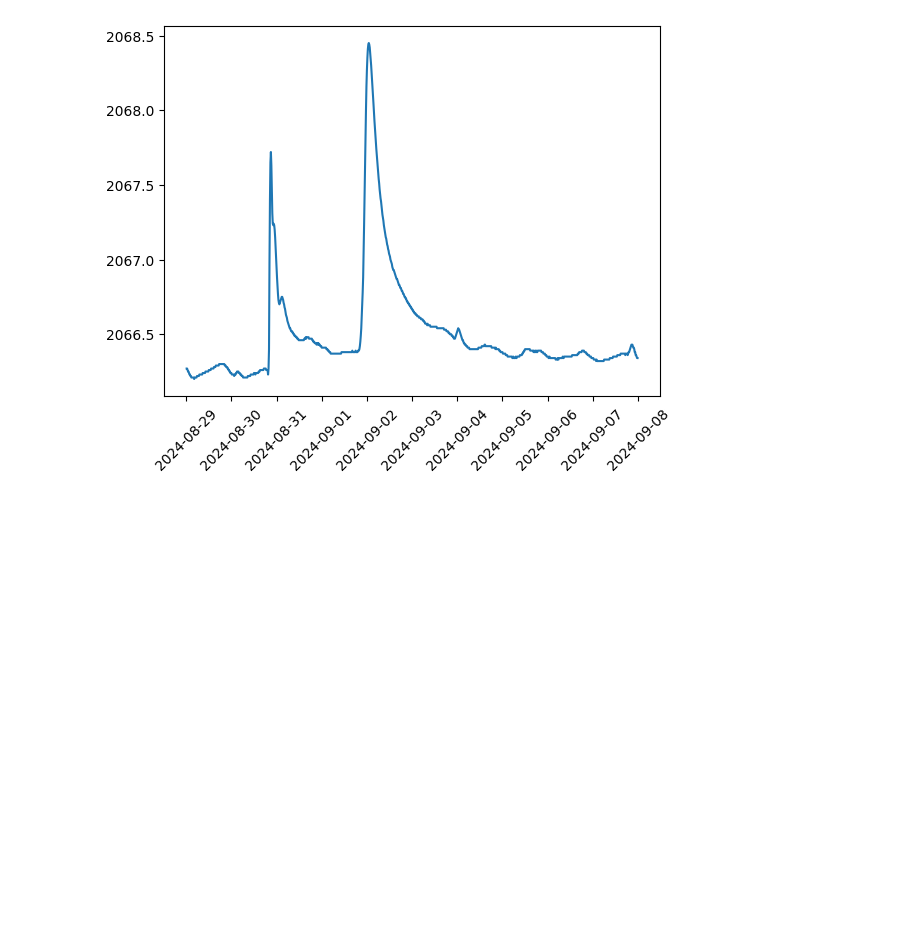
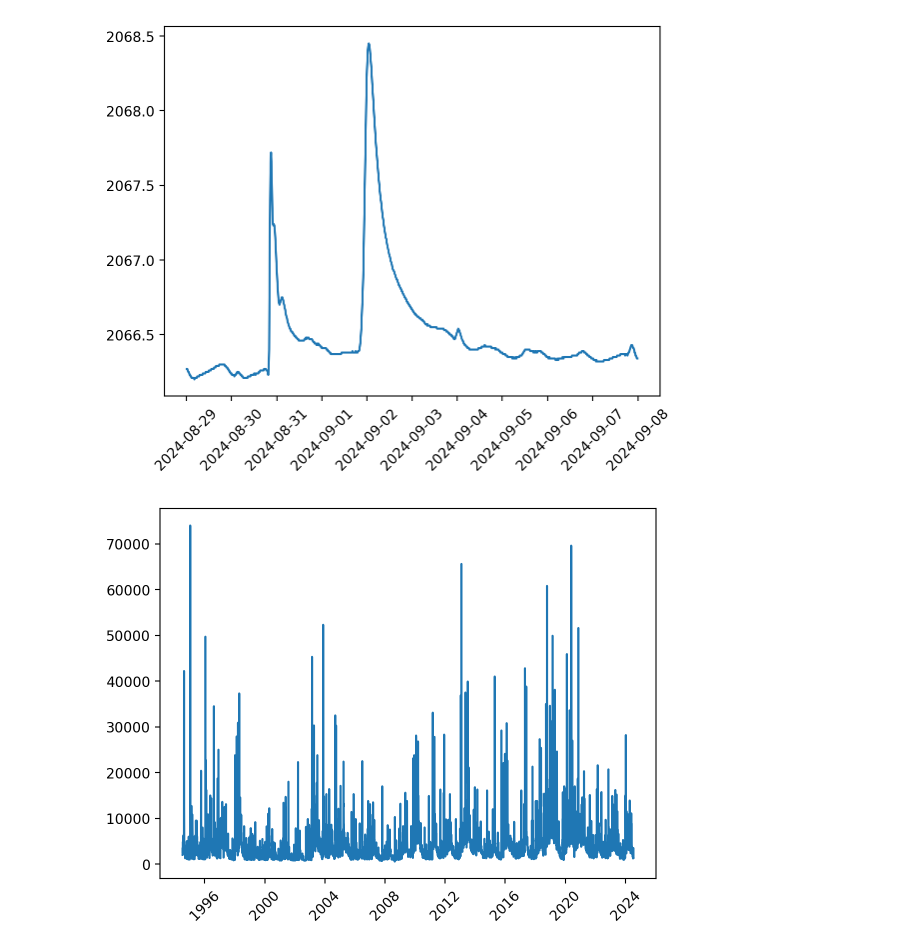
Before and after one commit to Robinson-Design-Engineers/gage-data-download, a Jupyter notebook: NWS_gage_gather.ipynb, the cells around one changed output. Drawn from its saved outputs; the diff is of its cells as text; code cells hidden in the pictures; blank space fills up the shorter version.

Commit message:
Added USGS github use

```diff
--- a/NWS_gage_gather.ipynb
+++ b/NWS_gage_gather.ipynb
@@ -153,0 +175,32 @@ plt.show()
+# %%
+# using USGS github code
+# Data type
+datatype = 'dv'
+# data type options:
+# instantaneous values (iv)
+# daily values (dv)
+# statistics (stat)
+# site info (site)
+# discharge peaks (peaks)
+# discharge measurements (measurements)
+# water quality samples (qwdata)
+
+# Date ranges
+start_date = '1994-07-15'
+end_data = '2024-07-15'
+
+site = '03171000'
+
+data = nwis.get_record(sites=site, service=datatype, start=start_date, end=end_data)
+# rename columns
+data.rename(columns={"00060_Mean": "discharge_ft3_s"},inplace=True)
+data = data.reset_index().rename(columns={"index":"datetime"})
+# keep only necessary columns
+data = data[['datetime','discharge_ft3_s']]
+data.head()
+
+plt.plot(data.datetime, data.discharge_ft3_s)
+plt.xticks(rotation=45)
+plt.show()
+# %% [output]
+[figure, added]
```
Also changed, not shown: parts of 6 cells of this notebook, 4 other files.
